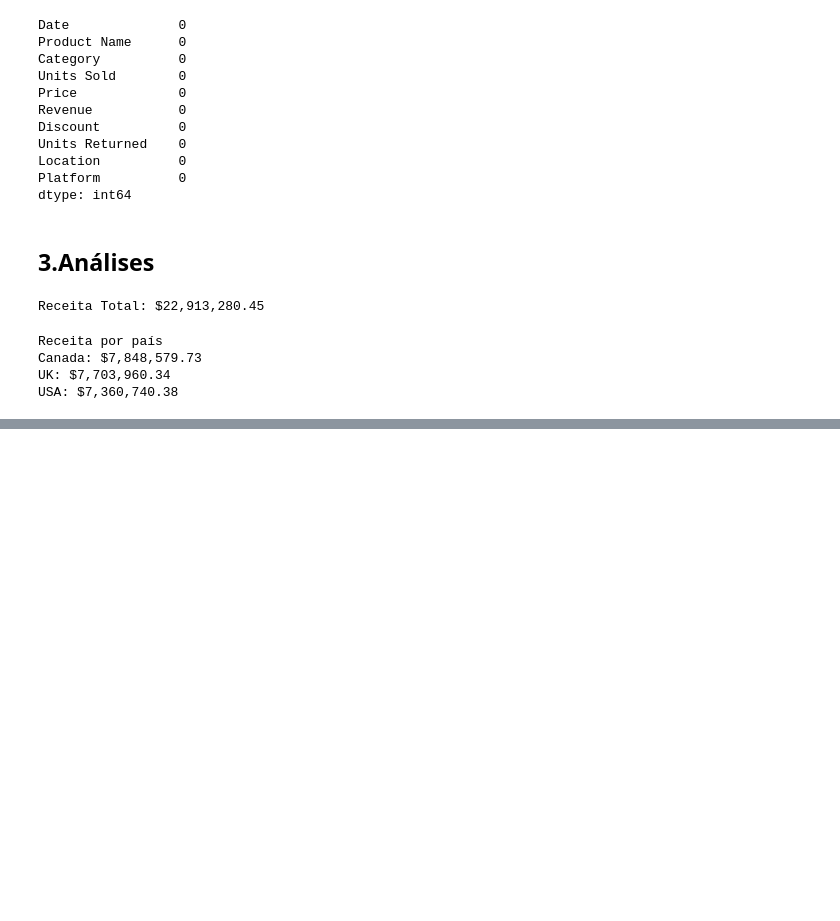
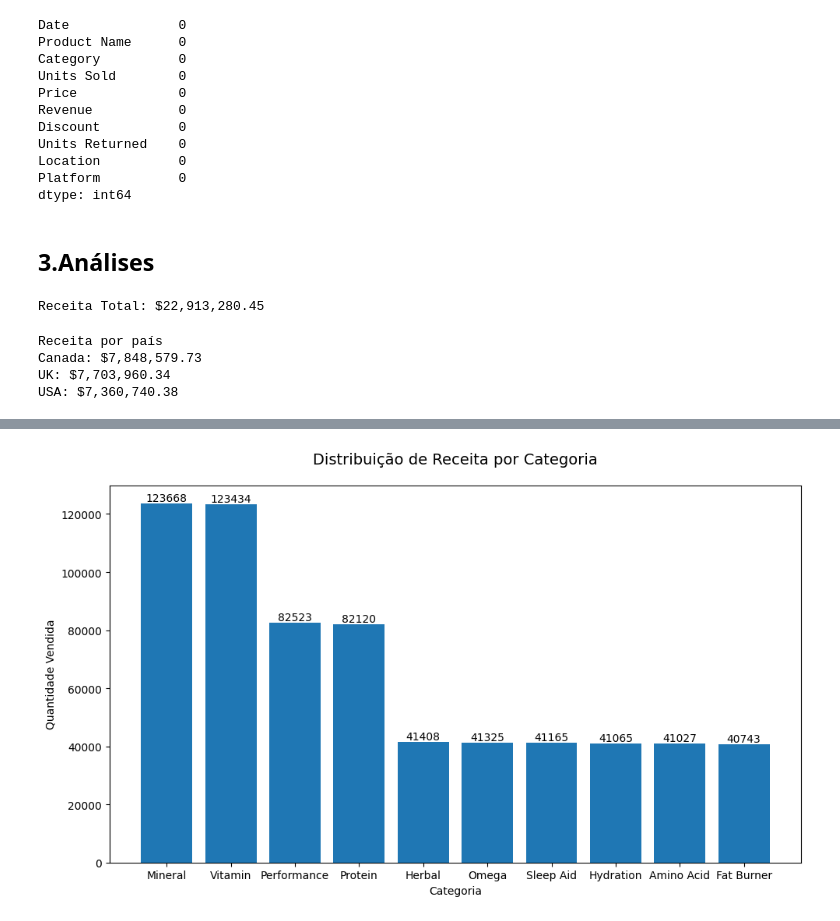
Before and after one commit to fabiobaroliveira/analise_exploratoria_de_dados, a Jupyter notebook: projeto_vendas_suplementos/analise_exploratoria_vendas_suplementos.ipynb, the cells around one changed output, grey strips where cells are left out. Drawn from its saved outputs; the diff is of its cells as text; code cells hidden in the pictures; blank space fills up the shorter version.

```diff
--- a/projeto_vendas_suplementos/analise_exploratoria_vendas_suplementos.ipynb
+++ b/projeto_vendas_suplementos/analise_exploratoria_vendas_suplementos.ipynb
@@ -160,0 +197,8 @@ plt.show()
+# %%
+# Categorias Mais Vendidas
+
+categorias_mais_vendidas = df.groupby('Category')['Units Sold'].sum().sort_values(ascending=False)
+print("Categorias Mais Vendidas")
+
+for categoria, quantidade in categorias_mais_vendidas.items():
+    print(f"{categoria}: {quantidade:,}")
@@ -160,0 +217,23 @@ plt.show()
+# %%
+# import matplotlib.pyplot as plt
+
+# Agrupar dados
+
+# categorias_mais_vendidas = df.groupby('Category')['Units Sold'].sum().sort_values(ascending=False)
+
+# Cria o gráfico
+plt.figure(figsize=(10, 6))
+barras = plt.bar(categorias_mais_vendidas.index,categorias_mais_vendidas.values) # Colocando o grafico em uma variavel
+plt.ylabel('Quantidade Vendida')
+plt.xlabel('Categoria')
+
+plt.bar_label(barras,categorias_mais_vendidas.values) # Adicionando rotulos
+
+# Adicionando título
+plt.title('Distribuição de Receita por Categoria', pad=20, fontsize=14)
+
+# Mostrar gráfico
+plt.tight_layout()
+plt.show()
+# %% [output]
+[figure, added]
```
Also changed, not shown: parts of 4 cells of this notebook.
